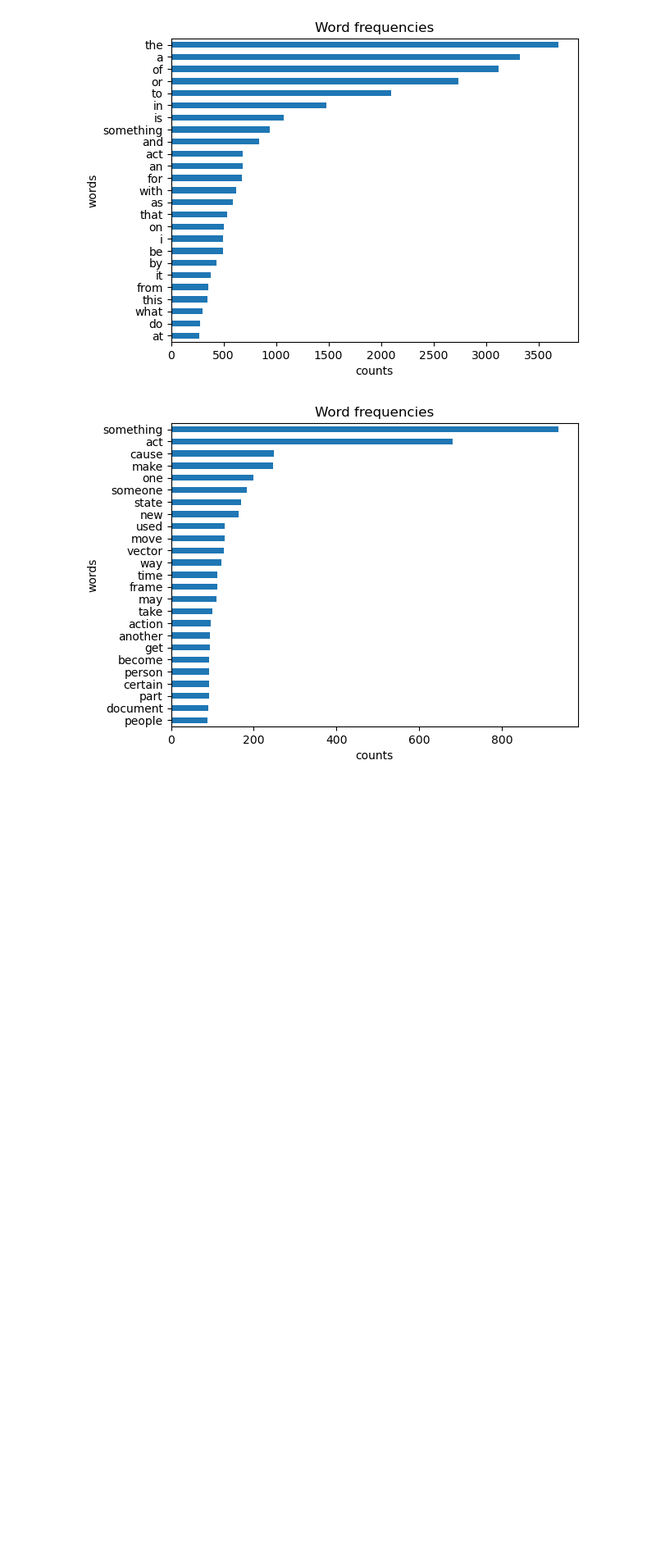
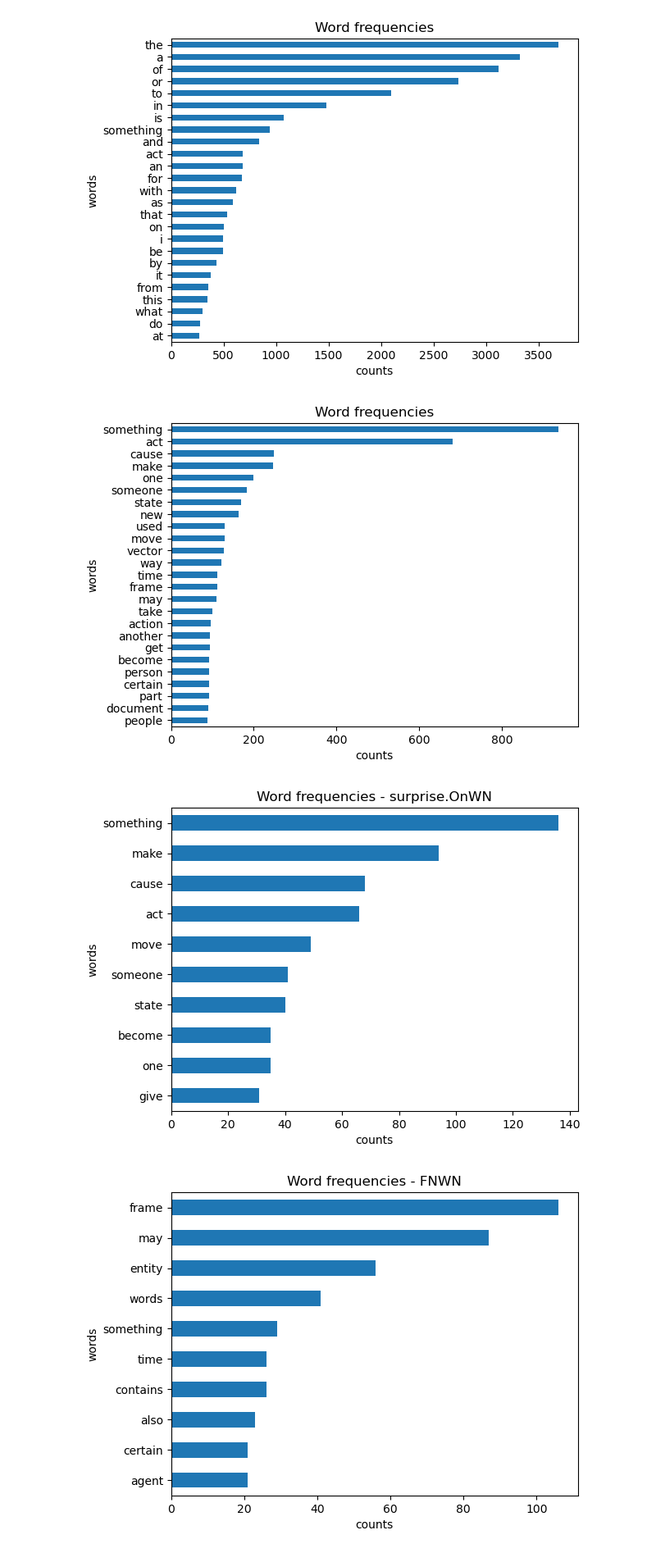
Before and after one commit to nihermann/SemEval-DataAnalytics, a Jupyter notebook: notebooks/basic_analysis.ipynb, the cells around one changed output. Shown at 82% size. Saved outputs shown, nothing was run; the diff lists cells and outputs as text; code cells hidden in the pictures; blank space fills up the shorter version.

Commit message:
Added word freq plots for each file category

```diff
--- a/notebooks/basic_analysis.ipynb
+++ b/notebooks/basic_analysis.ipynb
@@ -92,7 +92,7 @@ nltk.download('stopwords')
 nltk.download('punkt')
 from nltk.corpus import stopwords
 
-def plot_top_k_word_freq(sentences: List[str], k: int, remove_stopwords: bool = False):
+def plot_top_k_word_freq(sentences: List[str], k: int, remove_stopwords: bool = False, title_addon: str = ""):
     eng_stopwords = stopwords.words("english")
     # count each word
     cnt = Counter()
@@ -107,7 +107,7 @@ def plot_top_k_word_freq(sentences: List[str], k: int, remove_stopwords: bool =
         .sort_values(by="counts")
         .plot.barh(x="words", y="counts", legend=None)
     )
-    plt.title("Word frequencies")
+    plt.title("Word frequencies" + title_addon)
     plt.xlabel("counts")
     plt.show()
 
@@ -123,3 +123,12 @@ plot_top_k_word_freq(all_sentences, k=25, remove_stopwords=True)
 [nltk_data]   Package punkt is already up-to-date!
 [figure]
 [figure]
+# %%
+# Plot wordcounts for each category
+for u in df.file.unique():
+    category = df.file == u
+    sentences = pd.concat([df.sen1[category], df.sen2[category]]).to_list()
+    plot_top_k_word_freq(sentences, k=10, remove_stopwords=True, title_addon=f" - {u}")
+# %% [output]
+[figure, added]
+[figure, added]
```
Also changed, not shown: parts of 1 cell of this notebook.
